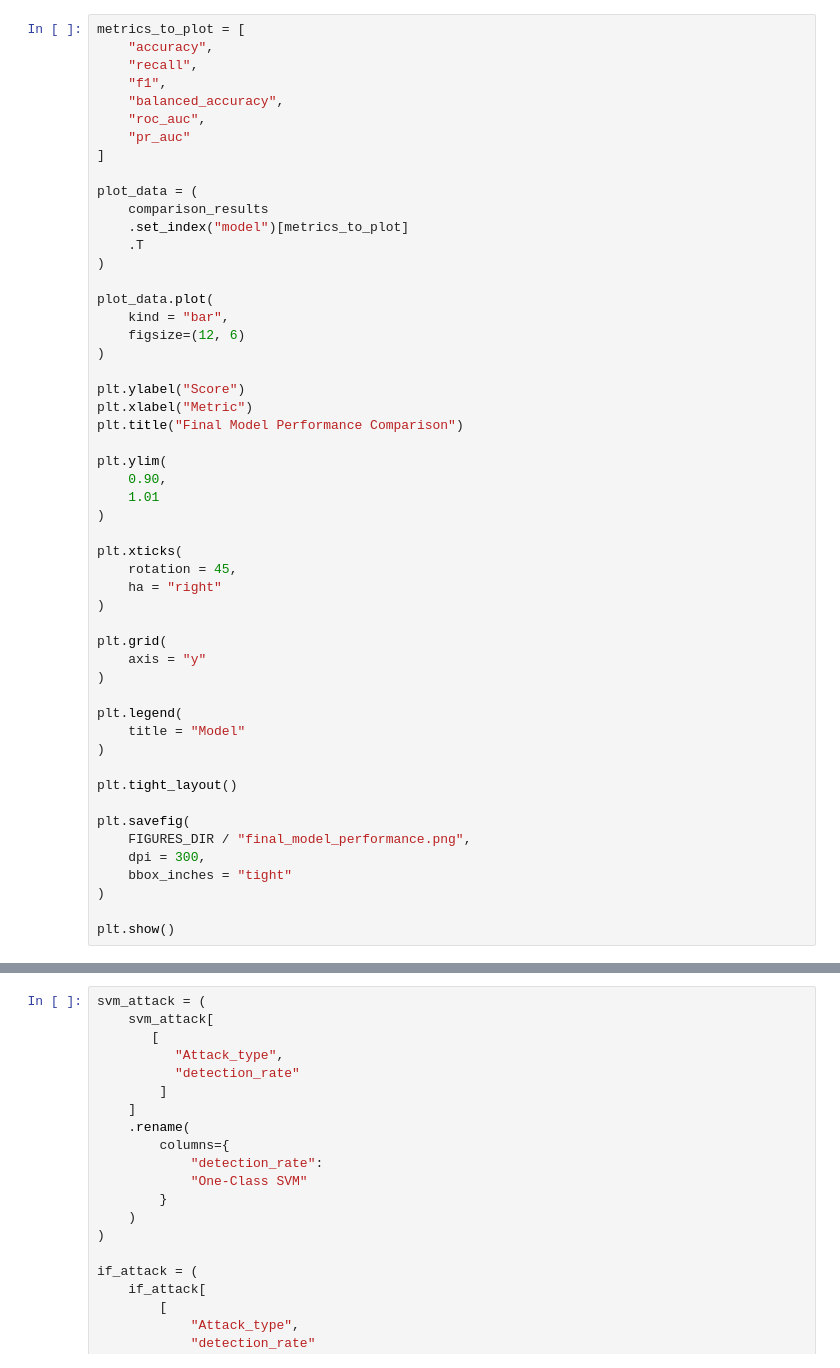
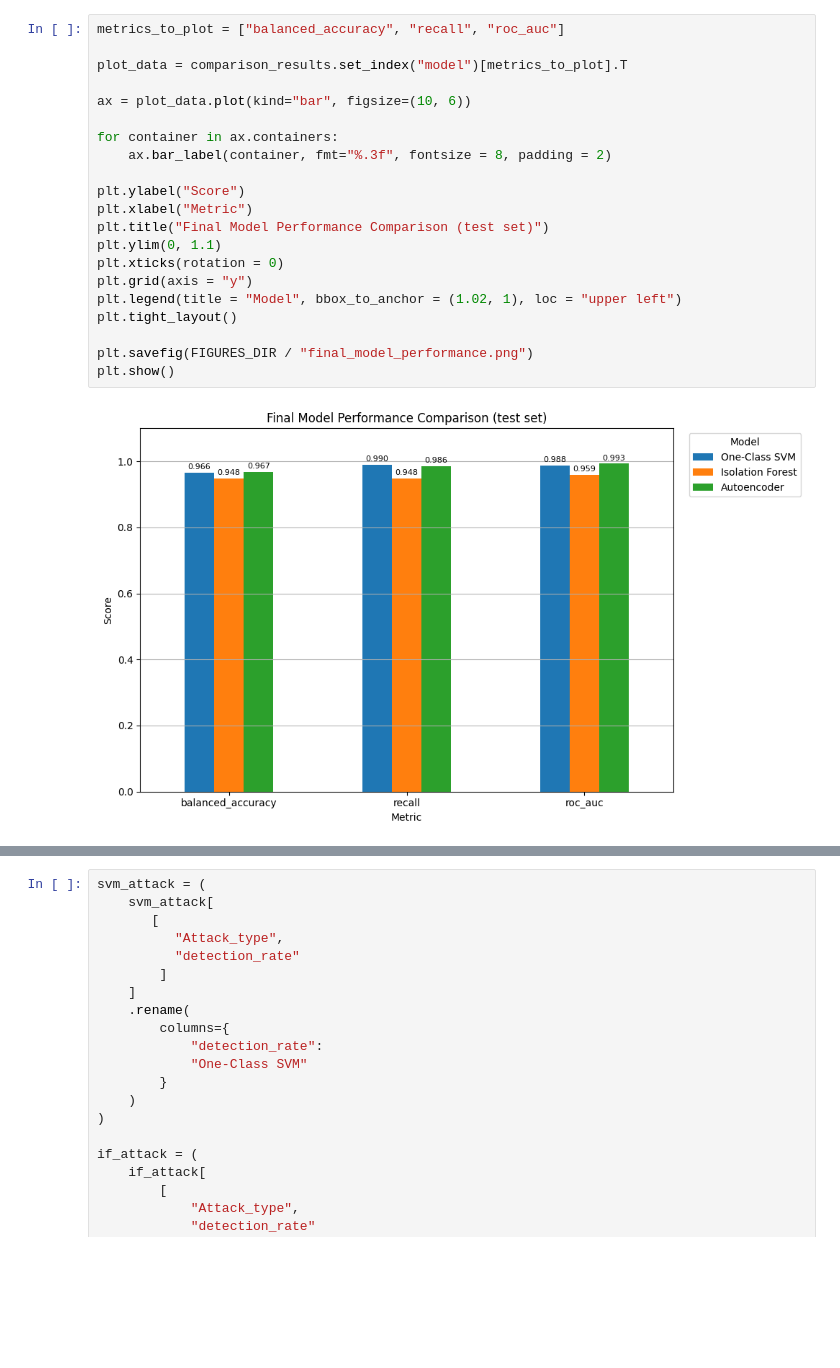
Before and after one commit to pinguinoadelia/RT-IoT2022-Anomaly-Detection, a Jupyter notebook: notebooks/06_model_comparison.ipynb, the cells around one changed output, grey strips where cells are left out. Cells and saved outputs as stored; diff of their text form; blank space fills up the shorter version.

```diff
--- a/notebooks/06_model_comparison.ipynb
+++ b/notebooks/06_model_comparison.ipynb
@@ -145,53 +180,24 @@ confusion_comparison
 # %%
-metrics_to_plot = [
-    "accuracy",
-    "recall",
-    "f1",
-    "balanced_accuracy",
-    "roc_auc",
-    "pr_auc"
-]
+metrics_to_plot = ["balanced_accuracy", "recall", "roc_auc"]
 
-plot_data = (
-    comparison_results
-    .set_index("model")[metrics_to_plot]
-    .T
-)
+plot_data = comparison_results.set_index("model")[metrics_to_plot].T
 
-plot_data.plot(
-    kind = "bar",
-    figsize=(12, 6)
-)
+ax = plot_data.plot(kind="bar", figsize=(10, 6))
+
+for container in ax.containers:
+    ax.bar_label(container, fmt="%.3f", fontsize = 8, padding = 2)
 
 plt.ylabel("Score")
 plt.xlabel("Metric")
-plt.title("Final Model Performance Comparison")
-
-plt.ylim(
-    0.90,
-    1.01
-)
-
-plt.xticks(
-    rotation = 45,
-    ha = "right"
-)
-
-plt.grid(
-    axis = "y"
-)
-
-plt.legend(
-    title = "Model"
-)
-
+plt.title("Final Model Performance Comparison (test set)")
+plt.ylim(0, 1.1)
+plt.xticks(rotation = 0)
+plt.grid(axis = "y")
+plt.legend(title = "Model", bbox_to_anchor = (1.02, 1), loc = "upper left")
 plt.tight_layout()
 
-plt.savefig(
-    FIGURES_DIR / "final_model_performance.png",
-    dpi = 300,
-    bbox_inches = "tight"
-)
-
+plt.savefig(FIGURES_DIR / "final_model_performance.png")
 plt.show()
+# %% [output]
+[figure, added]
 # %%
```
Also changed, not shown: parts of 18 cells of this notebook, 10 other files.
